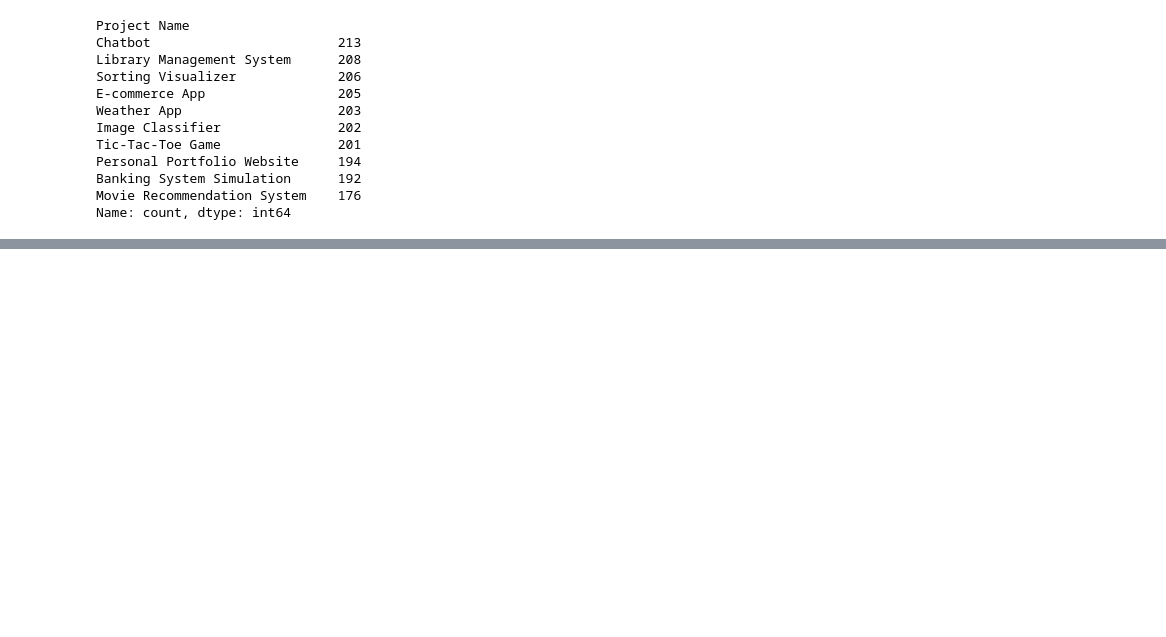
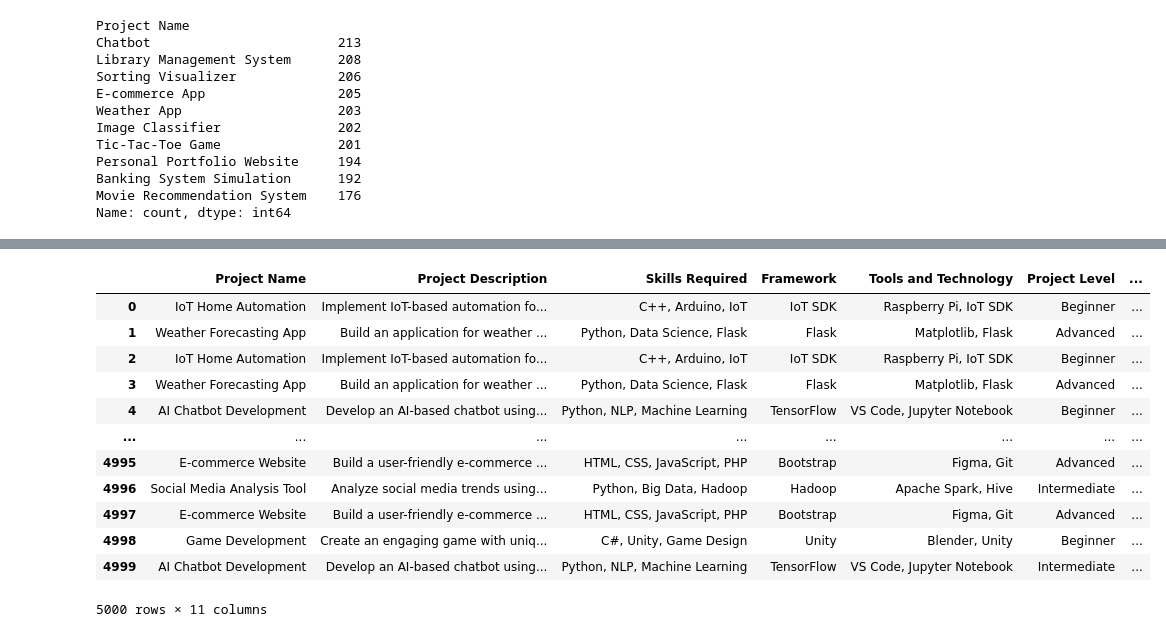
Before and after one commit to Prbhudeb/sem_project, a Jupyter notebook: notebook/data/data_preprocessing.ipynb, the cells around one changed output, grey strips where cells are left out. Saved outputs shown, nothing was run; the diff lists cells and outputs as text; code cells hidden in the pictures; blank space fills up the shorter version.

```diff
--- a/notebook/data/data_preprocessing.ipynb
+++ b/notebook/data/data_preprocessing.ipynb
@@ -183,0 +463,17 @@ about_project = new_data['Description','Resources','Student_ID']
+# %%
+data1 = pd.read_csv('project_dataset.csv')
+data1
+# %% [output]
+|  | Project Name | Project Description | Skills Required | Framework | Tools and Technology | Project Level | ... |
+| 0 | IoT Home Automation | Implement IoT-based automation fo... | C++, Arduino, IoT | IoT SDK | Raspberry Pi, IoT SDK | Beginner | ... |
+| 1 | Weather Forecasting App | Build an application for weather ... | Python, Data Science, Flask | Flask | Matplotlib, Flask | Advanced | ... |
+| 2 | IoT Home Automation | Implement IoT-based automation fo... | C++, Arduino, IoT | IoT SDK | Raspberry Pi, IoT SDK | Beginner | ... |
+| 3 | Weather Forecasting App | Build an application for weather ... | Python, Data Science, Flask | Flask | Matplotlib, Flask | Advanced | ... |
+| 4 | AI Chatbot Development | Develop an AI-based chatbot using... | Python, NLP, Machine Learning | TensorFlow | VS Code, Jupyter Notebook | Beginner | ... |
+| ... | ... | ... | ... | ... | ... | ... | ... |
+| 4995 | E-commerce Website | Build a user-friendly e-commerce ... | HTML, CSS, JavaScript, PHP | Bootstrap | Figma, Git | Advanced | ... |
+| 4996 | Social Media Analysis Tool | Analyze social media trends using... | Python, Big Data, Hadoop | Hadoop | Apache Spark, Hive | Intermediate | ... |
+| 4997 | E-commerce Website | Build a user-friendly e-commerce ... | HTML, CSS, JavaScript, PHP | Bootstrap | Figma, Git | Advanced | ... |
+| 4998 | Game Development | Create an engaging game with uniq... | C#, Unity, Game Design | Unity | Blender, Unity | Beginner | ... |
+| 4999 | AI Chatbot Development | Develop an AI-based chatbot using... | Python, NLP, Machine Learning | TensorFlow | VS Code, Jupyter Notebook | Intermediate | ... |
+5000 rows × 11 columns
```
Also changed, not shown: parts of 4 cells of this notebook, 3 other files.
